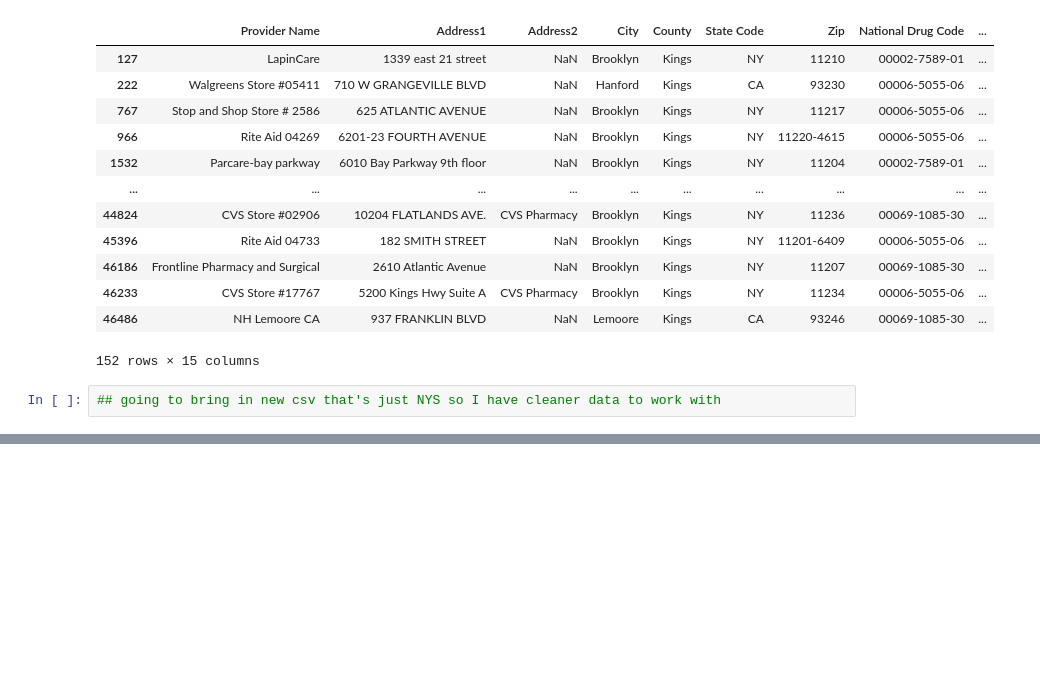
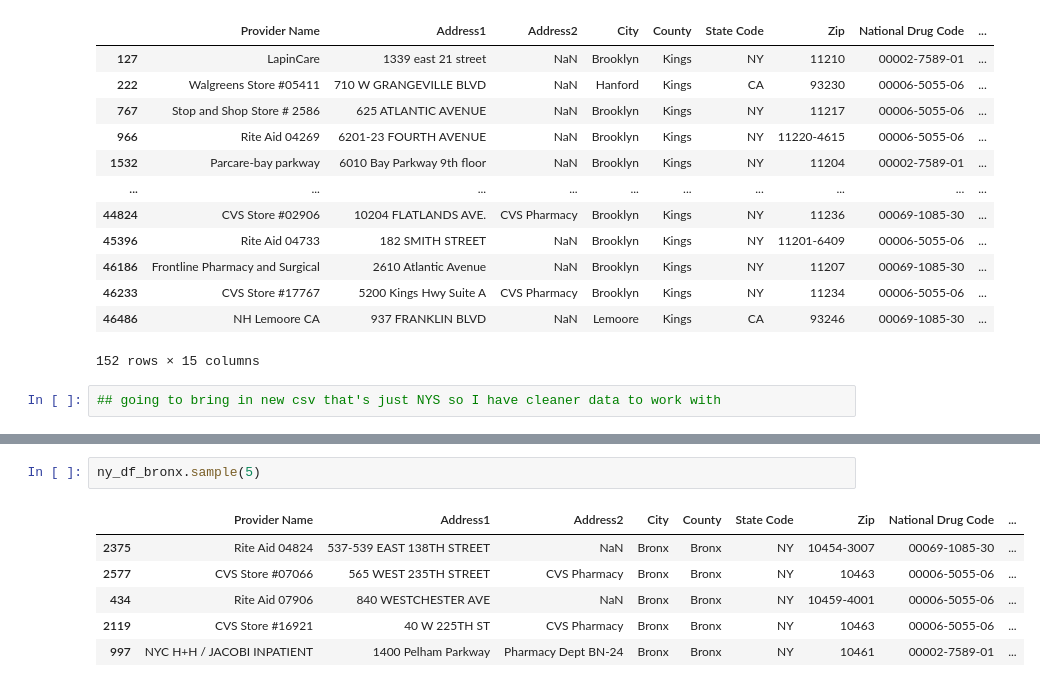
Before and after one commit to candacepedraza61/antivirals, a Jupyter notebook: antiviral-notebook.ipynb, the cells around one changed output, grey strips where cells are left out. Cells and saved outputs as stored; diff of their text form; blank space fills up the shorter version.

```diff
--- a/antiviral-notebook.ipynb
+++ b/antiviral-notebook.ipynb
@@ -538,0 +614,9 @@ memory usage: 8.5+ KB
+# %%
+ny_df_bronx.sample(5)
+# %% [output]
+|  | Provider Name | Address1 | Address2 | City | County | State Code | Zip | National Drug Code | ... |
+| 2375 | Rite Aid 04824 | 537-539 EAST 138TH STREET | NaN | Bronx | Bronx | NY | 10454-3007 | 00069-1085-30 | ... |
+| 2577 | CVS Store #07066 | 565 WEST 235TH STREET | CVS Pharmacy | Bronx | Bronx | NY | 10463 | 00006-5055-06 | ... |
+| 434 | Rite Aid 07906 | 840 WESTCHESTER AVE | NaN | Bronx | Bronx | NY | 10459-4001 | 00006-5055-06 | ... |
+| 2119 | CVS Store #16921 | 40 W 225TH ST | CVS Pharmacy | Bronx | Bronx | NY | 10463 | 00006-5055-06 | ... |
+| 997 | NYC H+H / JACOBI INPATIENT | 1400 Pelham Parkway | Pharmacy Dept BN-24 | Bronx | Bronx | NY | 10461 | 00002-7589-01 | ... |
```
Also changed, not shown: parts of 38 cells of this notebook, 5 other files.
